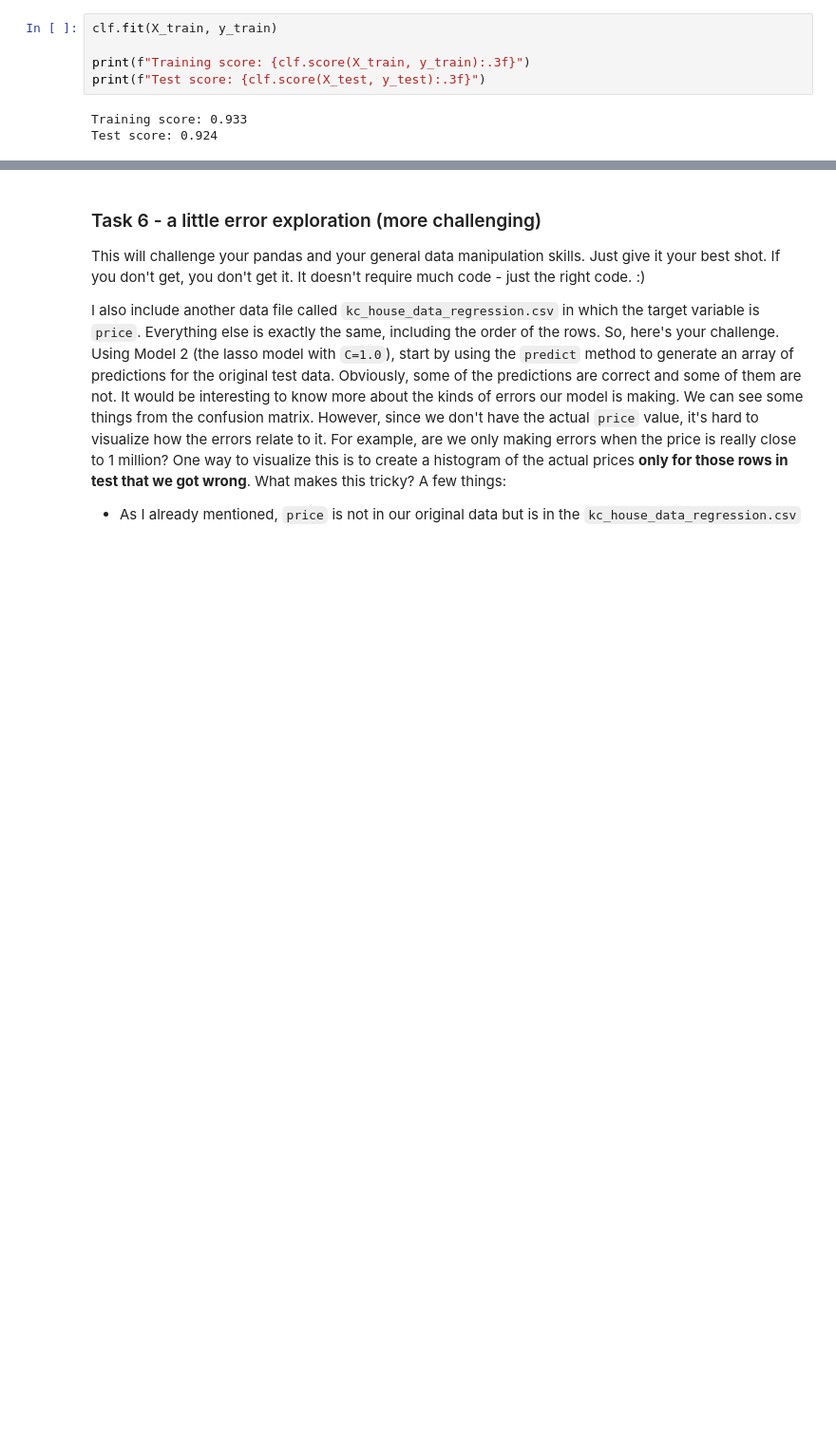
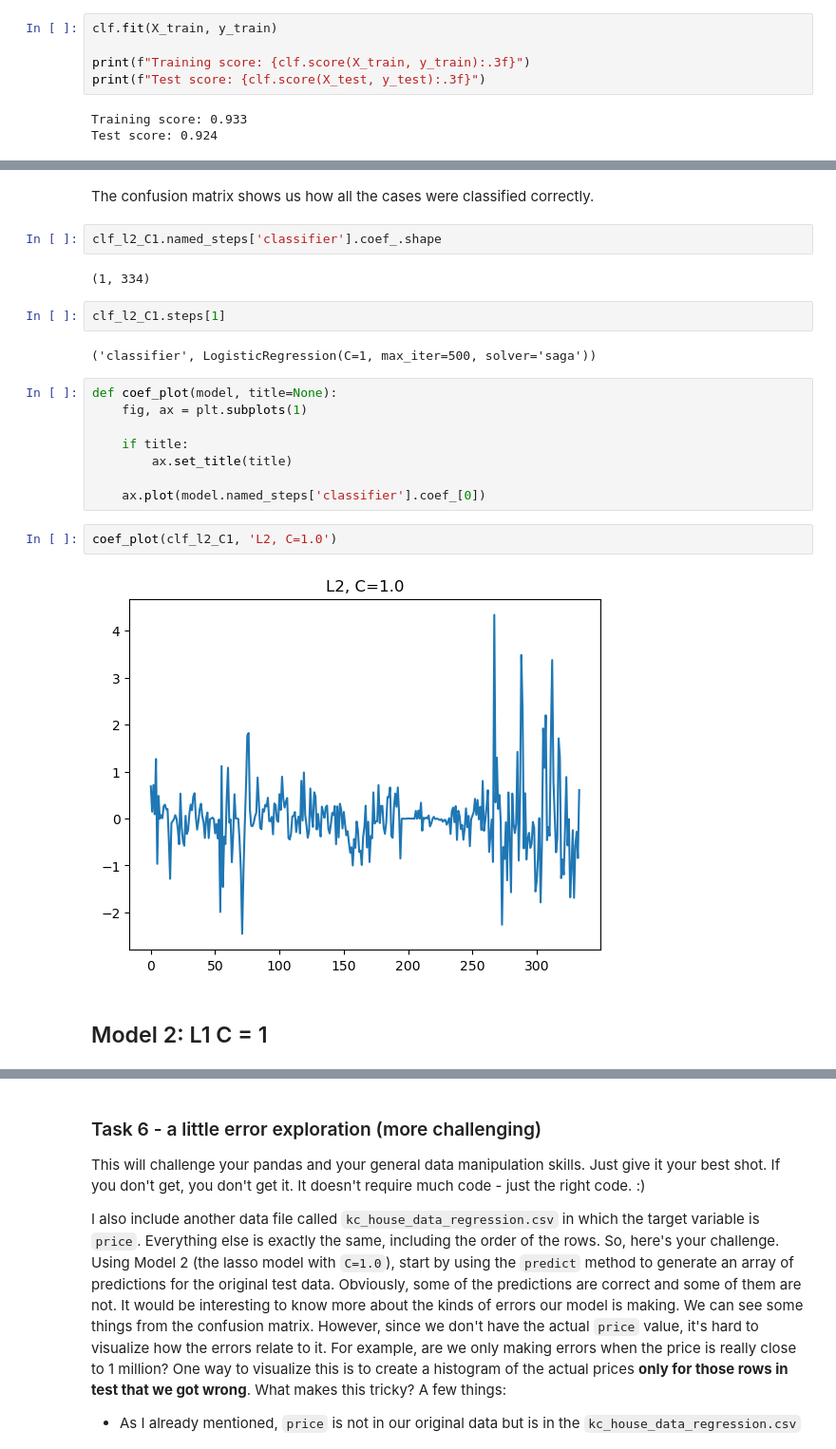
Before and after one commit to aestrona/KC_Housing_Classification, a Jupyter notebook: aap_hw1_s23_sklearn.ipynb, the cells around one changed output, grey strips where cells are left out. Shown at 95% size. Saved outputs shown, nothing was run; the diff lists cells and outputs as text; blank space fills up the shorter version.

```diff
--- a/aap_hw1_s23_sklearn.ipynb
+++ b/aap_hw1_s23_sklearn.ipynb
@@ -333,0 +392,24 @@ The null model it pretty good because our data is unbalanced 92% with the test d
+# %% [markdown]
+The confusion matrix shows us how all the cases were classified correctly.
+# %%
+clf_l2_C1.named_steps['classifier'].coef_.shape
+# %% [output]
+(1, 334)
+# %%
+clf_l2_C1.steps[1]
+# %% [output]
+('classifier', LogisticRegression(C=1, max_iter=500, solver='saga'))
+# %%
+def coef_plot(model, title=None):
+    fig, ax = plt.subplots(1)
+
+    if title:
+        ax.set_title(title)
+
+    ax.plot(model.named_steps['classifier'].coef_[0])
+# %%
+coef_plot(clf_l2_C1, 'L2, C=1.0')
+# %% [output]
+[figure, added]
+# %% [markdown]
+## Model 2: L1 C = 1
```
Also changed, not shown: parts of 45 cells of this notebook.
